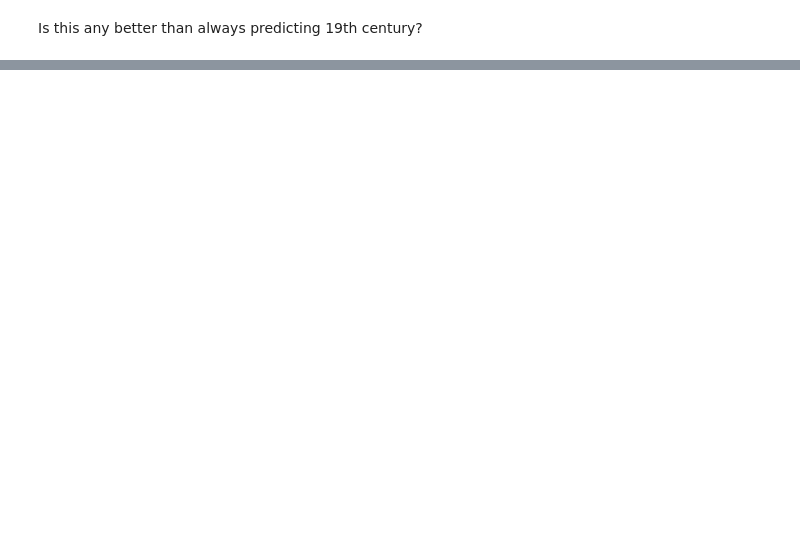
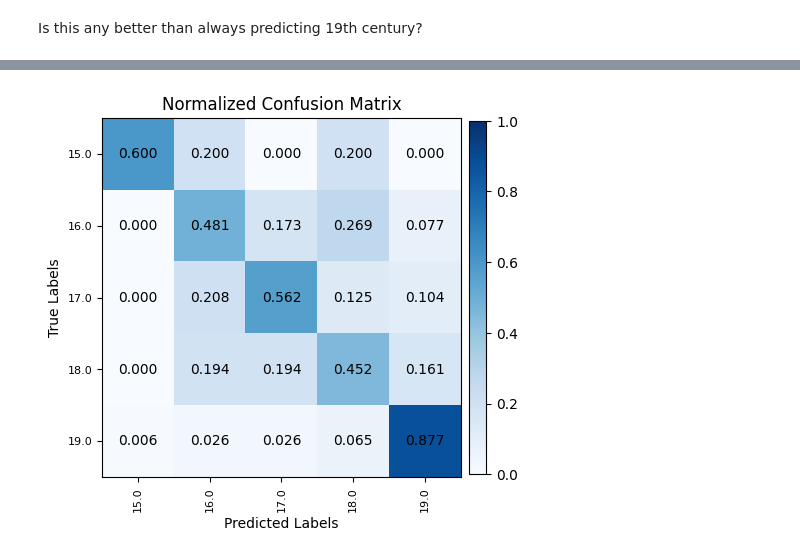
Before and after one commit to kpwce/profiling-spanish-poets, a Jupyter notebook: models/svm_epoca.ipynb, the cells around one changed output, grey strips where cells are left out. Cells and saved outputs as stored; diff of their text form; code cells hidden in the pictures; blank space fills up the shorter version.

Commit message:
period svm done, but overfitting probably should do x val

```diff
--- a/models/svm_epoca.ipynb
+++ b/models/svm_epoca.ipynb
@@ -199,0 +244,50 @@ Test accuracy: 0.693
+# %%
+actuals = test_predictions.detach().cpu().tolist()
+expecteds = label_arr_test.detach().cpu().tolist()
+
+# sort country ids
+classes = sorted(set(expecteds))
+num_classes = len(classes)
+
+label_to_index = {label: idx for idx, label in enumerate(classes)}
+
+mtrx = np.zeros((num_classes, num_classes), dtype=int)
+
+for actual, predicted in zip(expecteds, actuals):
+    i = label_to_index[actual]
+    j = label_to_index[predicted]
+    mtrx[i, j] += 1
+
+# normalize each row (per actual class)
+mtrx_normal = mtrx.astype(float) / mtrx.sum(axis=1, keepdims=True)
+# %%
+fig, ax = plt.subplots(figsize=(5, 5))
+
+im = ax.imshow(mtrx_normal, cmap='Blues', vmin=0, vmax=1)
+
+ax.set_xlabel('Predicted Labels')
+ax.set_ylabel('True Labels')
+ax.set_title('Normalized Confusion Matrix')
+
+ax.set_xticks(np.arange(num_classes))
+ax.set_yticks(np.arange(num_classes))
+
+# map back to labels
+int_to_period = {v: k for k, v in periodsMap.items()}
+labels = [int_to_period[label] for label in classes]
+
+ax.set_xticklabels(labels, rotation=90, fontsize=8)
+ax.set_yticklabels(labels, fontsize=8)
+
+# Write normalized values inside cells
+for i in range(num_classes):
+    for j in range(num_classes):
+        value = mtrx_normal[i, j]
+        if not np.isnan(value):  # avoid printing if row sum was zero
+            ax.text(j, i, f'{value:.3f}', ha='center', va='center', color='black')
+
+plt.colorbar(im, fraction=0.046, pad=0.02)
+plt.tight_layout()
+plt.show()
+# %% [output]
+[figure, added]
```
Also changed, not shown: parts of 17 cells of this notebook, 2 other files.
